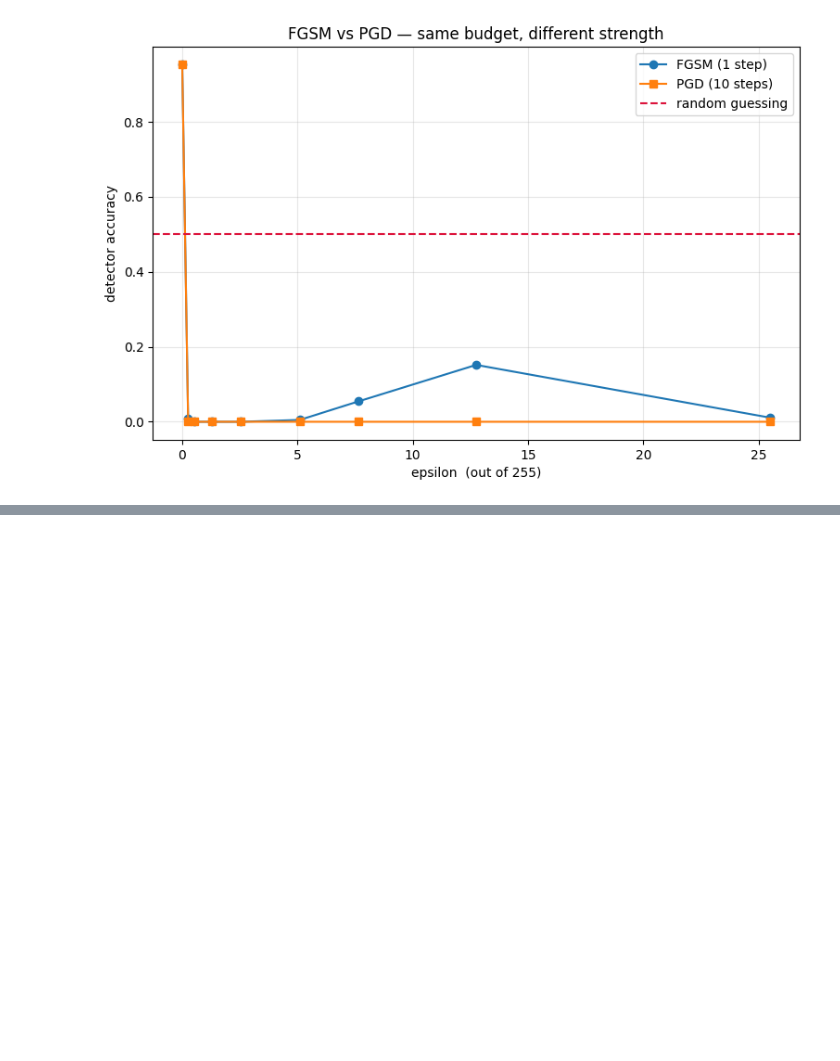
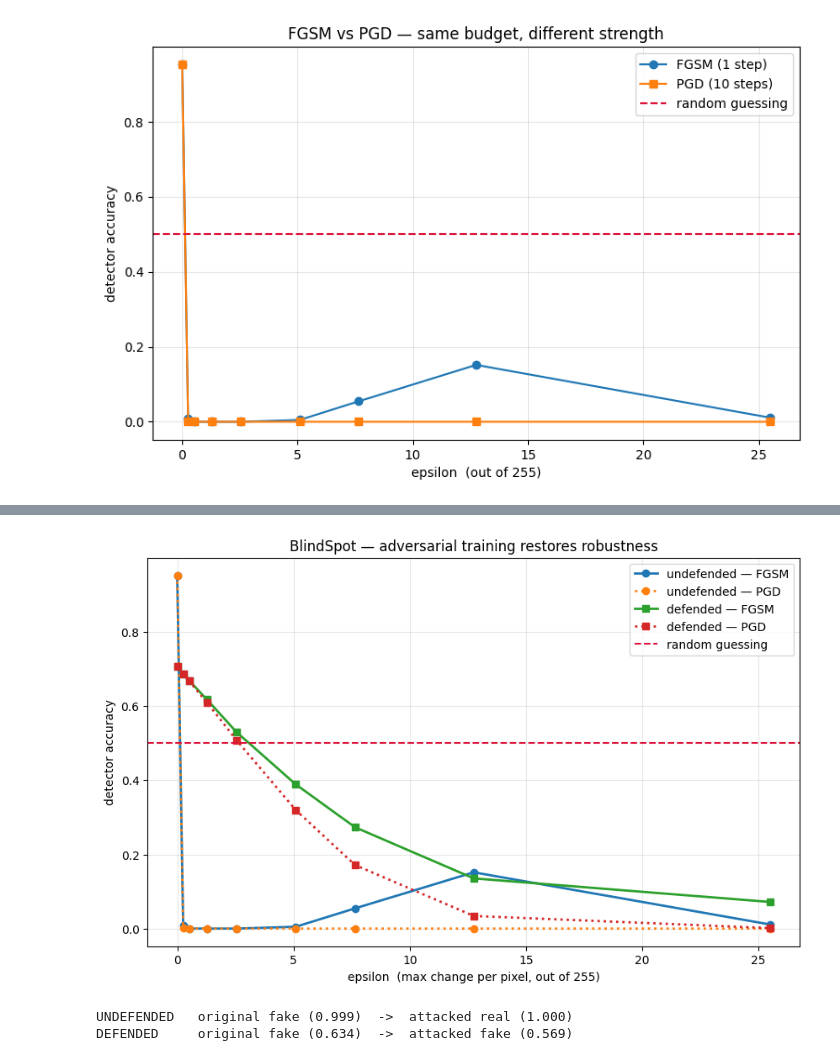
Before and after one commit to HarshitPandey-2021/blindspot, a Jupyter notebook: notebooks/05-attack.ipynb, the cells around one changed output, grey strips where cells are left out. Saved outputs shown, nothing was run; the diff lists cells and outputs as text; code cells hidden in the pictures; blank space fills up the shorter version.

Commit message:
Days 9-12: FGSM, PGD, adversarial training

```diff
--- a/notebooks/05-attack.ipynb
+++ b/notebooks/05-attack.ipynb
@@ -263,0 +346,13 @@ plt.show()
+# %%
+defended.eval()
+clean_def = accuracy(defended, Xva, Yva)
+print(f"clean accuracy  —  undefended {BASE:.4f}   defended {clean_def:.4f}")
+print(f"cost of the defence: {BASE - clean_def:+.4f}\n")
+
+acc_def_fgsm, acc_def_pgd = [], []
+for e in EPSILONS:
+    a1 = accuracy_under(defended, Xva, Yva, e, fgsm)
+    a2 = accuracy_under(defended, Xva, Yva, e, pgd)
+    acc_def_fgsm.append(a1); acc_def_pgd.append(a2)
+    print(f"eps {e:<6.3f}   undefended {acc_fgsm[EPSILONS.index(e)]:.4f}   "
+          f"defended(FGSM) {a1:.4f}   defended(PGD) {a2:.4f}")
@@ -263,0 +372,27 @@ plt.show()
+# %%
+xs = [e*255 for e in EPSILONS]
+plt.figure(figsize=(10, 6))
+plt.plot(xs, acc_fgsm,      marker="o", lw=2, label="undefended — FGSM")
+plt.plot(xs, acc_pgd,       marker="o", lw=2, ls=":", label="undefended — PGD")
+plt.plot(xs, acc_def_fgsm,  marker="s", lw=2, label="defended — FGSM")
+plt.plot(xs, acc_def_pgd,   marker="s", lw=2, ls=":", label="defended — PGD")
+plt.axhline(0.5, color="crimson", ls="--", label="random guessing")
+plt.xlabel("epsilon  (max change per pixel, out of 255)")
+plt.ylabel("detector accuracy")
+plt.title("BlindSpot — adversarial training restores robustness")
+plt.legend(); plt.grid(True, alpha=0.3)
+plt.savefig("/kaggle/working/defence_comparison.png", dpi=150, bbox_inches="tight")
+plt.show()
+# %% [output]
+[figure, added]
+# %%
+x_adv2 = fgsm(defended, x, y, EPS)
+with torch.no_grad():
+    q0 = torch.softmax(defended(x),      1)[0]
+    q1 = torch.softmax(defended(x_adv2), 1)[0]
+
+print(f"UNDEFENDED   original {names[p0.argmax()]} ({p0.max():.3f})  ->  attacked {names[p1.argmax()]} ({p1.max():.3f})")
+print(f"DEFENDED     original {names[q0.argmax()]} ({q0.max():.3f})  ->  attacked {names[q1.argmax()]} ({q1.max():.3f})")
+# %% [output]
+UNDEFENDED   original fake (0.999)  ->  attacked real (1.000)
+DEFENDED     original fake (0.634)  ->  attacked fake (0.569)
```
Also changed, not shown: parts of 3 cells of this notebook.
